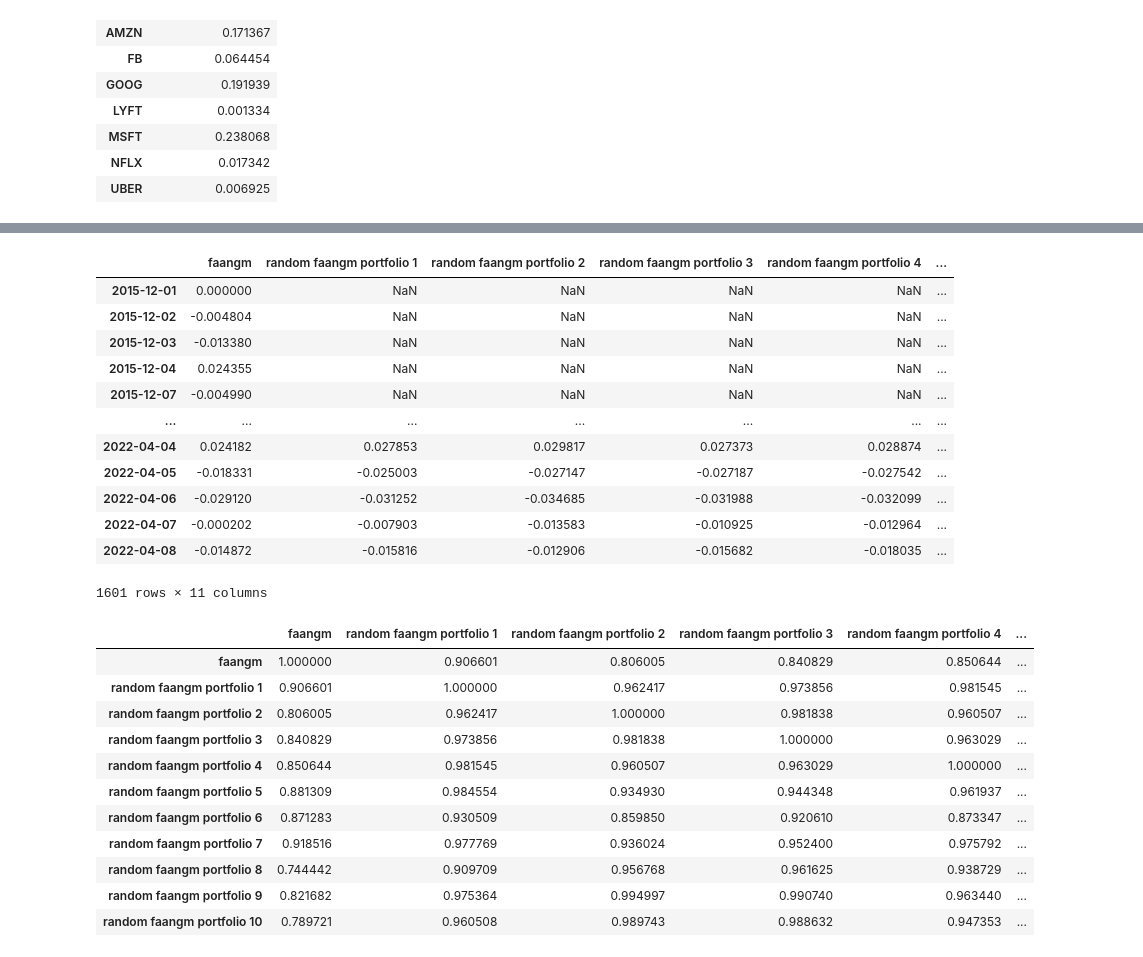
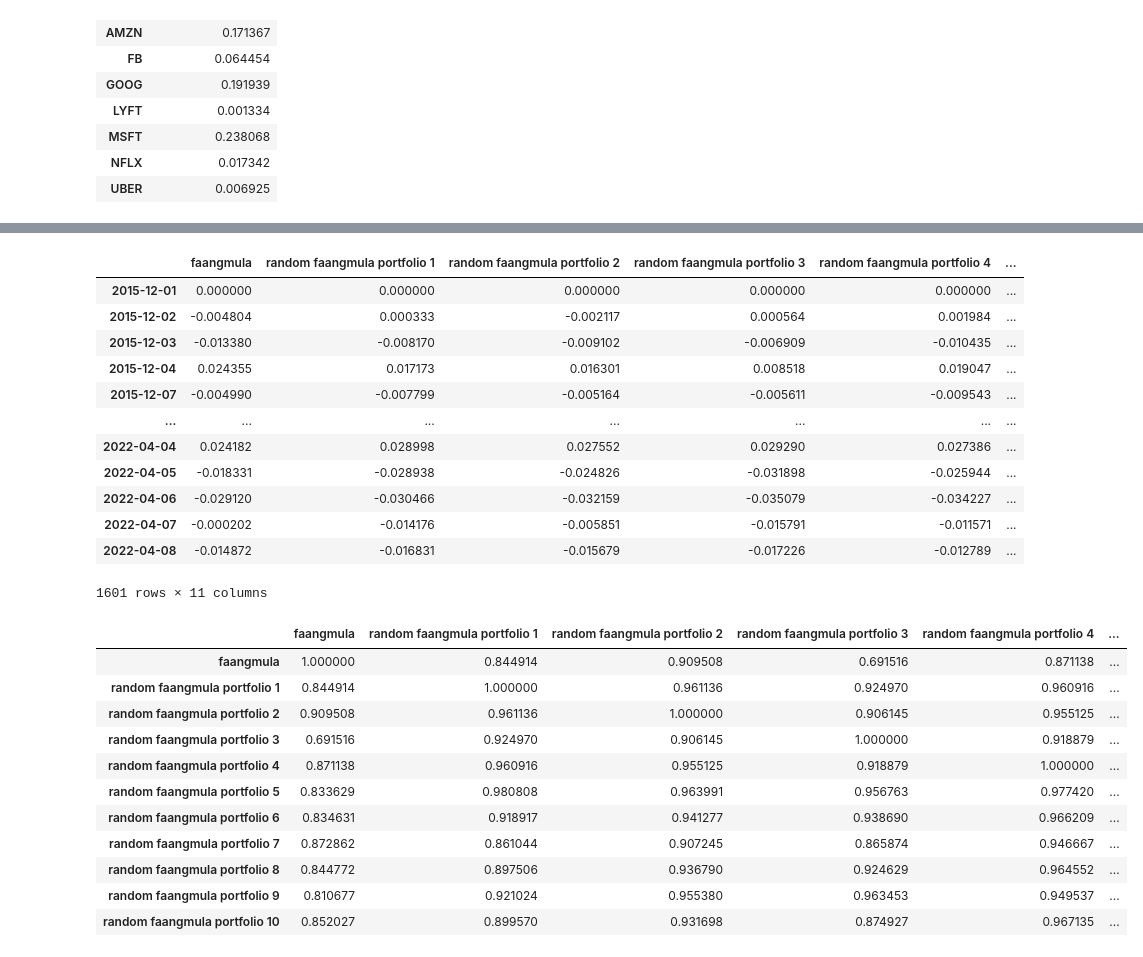
Before and after one commit to kennethologist/UPENN-GP4-P1, a Jupyter notebook: notebooks/alex.ipynb, the cells around one changed output, grey strips where cells are left out. Drawn from its saved outputs; the diff is of its cells as text; code cells hidden in the pictures.

```diff
--- a/notebooks/alex.ipynb
+++ b/notebooks/alex.ipynb
@@ -98,7 +98,7 @@ faangm_cap_portfolio
 | NFLX | 0.017342 |
 | UBER | 0.006925 |
 # %%
-faangm_cap_daily_returns = faangm.pct_change().fillna(0.0).dot(faangm_cap_portfolio)
-faangm_cap_daily_returns.columns = ['faangm']
-faangm_cap_daily_returns
+faangmula_cap_daily_returns = faangmula.pct_change().fillna(0.0).dot(faangmula_cap_portfolio)
+faangmula_cap_daily_returns.columns = ['faangmula']
+faangmula_cap_daily_returns
 # %% [output]
@@ -131,0 +118,3 @@ random_faangm_portfolios
+# %%
+random_faangmula_portfolios = random_portfolios_generator(faangmula_tickers, 10)
+random_faangmula_portfolios
@@ -132,12 +132,12 @@ random_faangm_portfolios
 # %%
-random_faangm_daily_returns_list = []
-for n in range(0, (len(random_faangm_portfolios.columns) - 1)):
-        random_faangm_daily_returns_list.append(faangm.pct_change().dot(list(random_faangm_portfolios.loc[:, f'random weights {n + 1}'])))
+random_faangmula_daily_returns_list = []
+for n in range(0, (len(random_faangmula_portfolios.columns) - 1)):
+        random_faangmula_daily_returns_list.append(faangmula.pct_change().fillna(0.0).dot(list(random_faangmula_portfolios.loc[:, f'random weights {n + 1}'])))
 
-random_faangm_daily_returns = pd.concat(random_faangm_daily_returns_list, axis = 'columns', join = 'inner')
+random_faangmula_daily_returns = pd.concat(random_faangmula_daily_returns_list, axis = 'columns', join = 'inner')
 
-for n in range(0, (len(random_faangm_portfolios.columns) - 1)):
-        random_faangm_daily_returns = random_faangm_daily_returns.rename(columns = {n: f'random faangm portfolio {n + 1}'})
+for n in range(0, (len(random_faangmula_portfolios.columns) - 1)):
+        random_faangmula_daily_returns = random_faangmula_daily_returns.rename(columns = {n: f'random faangmula portfolio {n + 1}'})
 
-random_faangm_daily_returns
+random_faangmula_daily_returns
 # %% [output]
@@ -156,33 +156,33 @@ random_faangm_daily_returns
 1601 rows × 10 columns
 # %%
-faangm_daily_returns = pd.concat([faangm_cap_daily_returns, random_faangm_daily_returns], axis = 1, join = 'inner')
-faangm_daily_returns
+faangmula_daily_returns = pd.concat([faangmula_cap_daily_returns, random_faangmula_daily_returns], axis = 1, join = 'inner')
+faangmula_daily_returns
 # %% [output]
-|  | faangm | random faangm portfolio 1 | random faangm portfolio 2 | random faangm portfolio 3 | random faangm portfolio 4 | ... |
-| 2015-12-01 | 0.000000 | NaN | NaN | NaN | NaN | ... |
-| 2015-12-02 | -0.004804 | NaN | NaN | NaN | NaN | ... |
-| 2015-12-03 | -0.013380 | NaN | NaN | NaN | NaN | ... |
-| 2015-12-04 | 0.024355 | NaN | NaN | NaN | NaN | ... |
-| 2015-12-07 | -0.004990 | NaN | NaN | NaN | NaN | ... |
+|  | faangmula | random faangmula portfolio 1 | random faangmula portfolio 2 | random faangmula portfolio 3 | random faangmula portfolio 4 | ... |
+| 2015-12-01 | 0.000000 | 0.000000 | 0.000000 | 0.000000 | 0.000000 | ... |
+| 2015-12-02 | -0.004804 | 0.000333 | -0.002117 | 0.000564 | 0.001984 | ... |
+| 2015-12-03 | -0.013380 | -0.008170 | -0.009102 | -0.006909 | -0.010435 | ... |
+| 2015-12-04 | 0.024355 | 0.017173 | 0.016301 | 0.008518 | 0.019047 | ... |
+| 2015-12-07 | -0.004990 | -0.007799 | -0.005164 | -0.005611 | -0.009543 | ... |
 | ... | ... | ... | ... | ... | ... | ... |
-| 2022-04-04 | 0.024182 | 0.027853 | 0.029817 | 0.027373 | 0.028874 | ... |
-| 2022-04-05 | -0.018331 | -0.025003 | -0.027147 | -0.027187 | -0.027542 | ... |
-| 2022-04-06 | -0.029120 | -0.031252 | -0.034685 | -0.031988 | -0.032099 | ... |
-| 2022-04-07 | -0.000202 | -0.007903 | -0.013583 | -0.010925 | -0.012964 | ... |
-| 2022-04-08 | -0.014872 | -0.015816 | -0.012906 | -0.015682 | -0.018035 | ... |
+| 2022-04-04 | 0.024182 | 0.028998 | 0.027552 | 0.029290 | 0.027386 | ... |
+| 2022-04-05 | -0.018331 | -0.028938 | -0.024826 | -0.031898 | -0.025944 | ... |
+| 2022-04-06 | -0.029120 | -0.030466 | -0.032159 | -0.035079 | -0.034227 | ... |
+| 2022-04-07 | -0.000202 | -0.014176 | -0.005851 | -0.015791 | -0.011571 | ... |
+| 2022-04-08 | -0.014872 | -0.016831 | -0.015679 | -0.017226 | -0.012789 | ... |
 1601 rows × 11 columns
 # %%
-faangm_daily_returns.corr()
+faangmula_daily_returns.corr()
 # %% [output]
-|  | faangm | random faangm portfolio 1 | random faangm portfolio 2 | random faangm portfolio 3 | random faangm portfolio 4 | ... |
-| faangm | 1.000000 | 0.906601 | 0.806005 | 0.840829 | 0.850644 | ... |
-| random faangm portfolio 1 | 0.906601 | 1.000000 | 0.962417 | 0.973856 | 0.981545 | ... |
-| random faangm portfolio 2 | 0.806005 | 0.962417 | 1.000000 | 0.981838 | 0.960507 | ... |
-| random faangm portfolio 3 | 0.840829 | 0.973856 | 0.981838 | 1.000000 | 0.963029 | ... |
-| random faangm portfolio 4 | 0.850644 | 0.981545 | 0.960507 | 0.963029 | 1.000000 | ... |
-| random faangm portfolio 5 | 0.881309 | 0.984554 | 0.934930 | 0.944348 | 0.961937 | ... |
-| random faangm portfolio 6 | 0.871283 | 0.930509 | 0.859850 | 0.920610 | 0.873347 | ... |
-| random faangm portfolio 7 | 0.918516 | 0.977769 | 0.936024 | 0.952400 | 0.975792 | ... |
-| random faangm portfolio 8 | 0.744442 | 0.909709 | 0.956768 | 0.961625 | 0.938729 | ... |
-| random faangm portfolio 9 | 0.821682 | 0.975364 | 0.994997 | 0.990740 | 0.963440 | ... |
-| random faangm portfolio 10 | 0.789721 | 0.960508 | 0.989743 | 0.988632 | 0.947353 | ... |
+|  | faangmula | random faangmula portfolio 1 | random faangmula portfolio 2 | random faangmula portfolio 3 | random faangmula portfolio 4 | ... |
+| faangmula | 1.000000 | 0.844914 | 0.909508 | 0.691516 | 0.871138 | ... |
+| random faangmula portfolio 1 | 0.844914 | 1.000000 | 0.961136 | 0.924970 | 0.960916 | ... |
+| random faangmula portfolio 2 | 0.909508 | 0.961136 | 1.000000 | 0.906145 | 0.955125 | ... |
+| random faangmula portfolio 3 | 0.691516 | 0.924970 | 0.906145 | 1.000000 | 0.918879 | ... |
+| random faangmula portfolio 4 | 0.871138 | 0.960916 | 0.955125 | 0.918879 | 1.000000 | ... |
+| random faangmula portfolio 5 | 0.833629 | 0.980808 | 0.963991 | 0.956763 | 0.977420 | ... |
+| random faangmula portfolio 6 | 0.834631 | 0.918917 | 0.941277 | 0.938690 | 0.966209 | ... |
+| random faangmula portfolio 7 | 0.872862 | 0.861044 | 0.907245 | 0.865874 | 0.946667 | ... |
+| random faangmula portfolio 8 | 0.844772 | 0.897506 | 0.936790 | 0.924629 | 0.964552 | ... |
+| random faangmula portfolio 9 | 0.810677 | 0.921024 | 0.955380 | 0.963453 | 0.949537 | ... |
+| random faangmula portfolio 10 | 0.852027 | 0.899570 | 0.931698 | 0.874927 | 0.967135 | ... |
```
Also changed, not shown: parts of 10 cells of this notebook.
